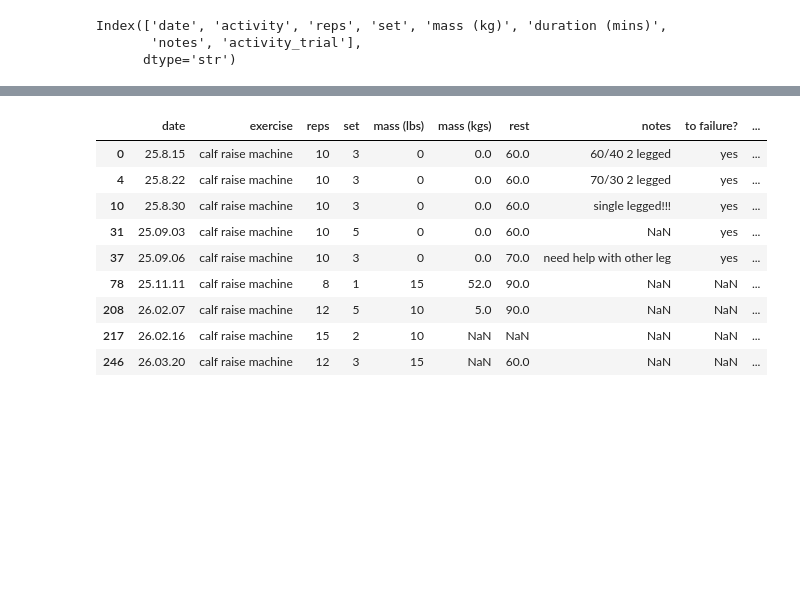
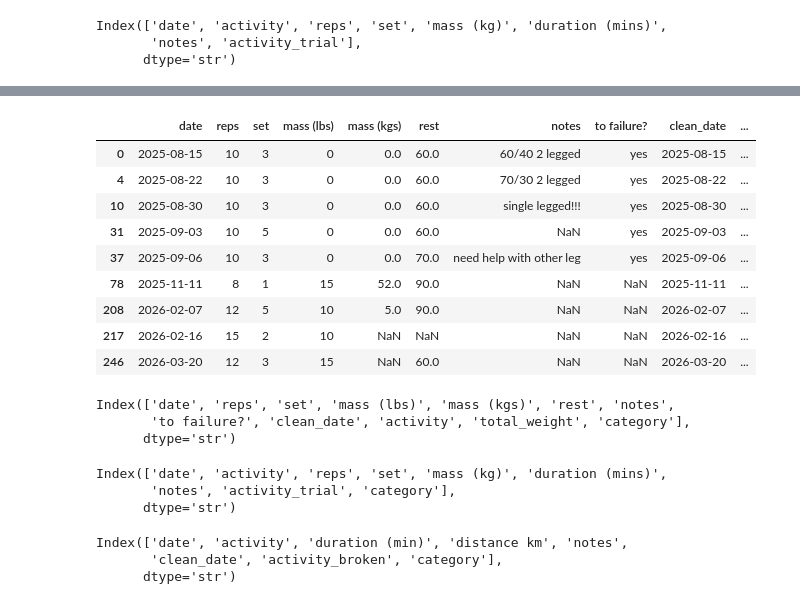
Before and after one commit to BilyBrown/activity_tracking, a Jupyter notebook: notebooks/data_clean_trial.ipynb, the cells around one changed output, grey strips where cells are left out. Cells and saved outputs as stored; diff of their text form; code cells hidden in the pictures; blank space fills up the shorter version.

```diff
--- a/notebooks/data_clean_trial.ipynb
+++ b/notebooks/data_clean_trial.ipynb
@@ -67,7 +67,7 @@ I bet regex will work pretty well
 
 I am not sure I will be able to capture all scenarios like if I forgot 2 "."s - there would have to be some assumptions made
 # %%
-temp_df = pd.read_csv("/home/bily/python/activity_tracker/data/Recovery workout log - barbell weights.csv")
+temp_df = pd.read_csv("/home/bily/python/activity_tracker/data/Recovery workout log - barbell weights_1.csv")
 regex_pattern = r'(\d{2})[.\s]?(\d{1,2})[.\s]?(\d{1,2})'
 extracted_date = temp_df['date'].str.extract(regex_pattern)
 # %%
@@ -186,6 +186,9 @@ squat                      35
 Name: count, dtype: int64
 # %%
-temp_df['exercise'] = temp_df['exercise'].str.strip()
+temp_df['activity'] = temp_df['exercise'].str.strip()
+temp_df.drop(columns='exercise', inplace=True)
+# %%
+temp_df['date'] = pd.to_datetime(temp_df['clean_date'])
 # %%
 temp_df.dtypes
 # %% [output]
@@ -461,17 +465,17 @@ squat                      195
 deadlift                   253
 Name: mass (lbs), dtype: int64
 # %%
-temp_df.loc[(temp_df['exercise'] == 'calf raise machine') & (temp_df['mass (lbs)'] == 115), 'mass (lbs)'] = 15
+temp_df.loc[(temp_df['activity'] == 'calf raise machine') & (temp_df['mass (lbs)'] == 115), 'mass (lbs)'] = 15
 # %%
-temp_df[(temp_df['exercise'] == 'calf raise machine')]
+temp_df[(temp_df['activity'] == 'calf raise machine')]
 # %% [output]
-|  | date | exercise | reps | set | mass (lbs) | mass (kgs) | rest | notes | to failure? | ... |
-| 0 | 25.8.15 | calf raise machine | 10 | 3 | 0 | 0.0 | 60.0 | 60/40 2 legged | yes | ... |
-| 4 | 25.8.22 | calf raise machine | 10 | 3 | 0 | 0.0 | 60.0 | 70/30 2 legged | yes | ... |
-| 10 | 25.8.30 | calf raise machine | 10 | 3 | 0 | 0.0 | 60.0 | single legged!!! | yes | ... |
-| 31 | 25.09.03 | calf raise machine | 10 | 5 | 0 | 0.0 | 60.0 | NaN | yes | ... |
-| 37 | 25.09.06 | calf raise machine | 10 | 3 | 0 | 0.0 | 70.0 | need help with other leg | yes | ... |
-| 78 | 25.11.11 | calf raise machine | 8 | 1 | 15 | 52.0 | 90.0 | NaN | NaN | ... |
-| 208 | 26.02.07 | calf raise machine | 12 | 5 | 10 | 5.0 | 90.0 | NaN | NaN | ... |
-| 217 | 26.02.16 | calf raise machine | 15 | 2 | 10 | NaN | NaN | NaN | NaN | ... |
-| 246 | 26.03.20 | calf raise machine | 12 | 3 | 15 | NaN | 60.0 | NaN | NaN | ... |
+|  | date | reps | set | mass (lbs) | mass (kgs) | rest | notes | to failure? | clean_date | ... |
+| 0 | 2025-08-15 | 10 | 3 | 0 | 0.0 | 60.0 | 60/40 2 legged | yes | 2025-08-15 | ... |
+| 4 | 2025-08-22 | 10 | 3 | 0 | 0.0 | 60.0 | 70/30 2 legged | yes | 2025-08-22 | ... |
+| 10 | 2025-08-30 | 10 | 3 | 0 | 0.0 | 60.0 | single legged!!! | yes | 2025-08-30 | ... |
+| 31 | 2025-09-03 | 10 | 5 | 0 | 0.0 | 60.0 | NaN | yes | 2025-09-03 | ... |
+| 37 | 2025-09-06 | 10 | 3 | 0 | 0.0 | 70.0 | need help with other leg | yes | 2025-09-06 | ... |
+| 78 | 2025-11-11 | 8 | 1 | 15 | 52.0 | 90.0 | NaN | NaN | 2025-11-11 | ... |
+| 208 | 2026-02-07 | 12 | 5 | 10 | 5.0 | 90.0 | NaN | NaN | 2026-02-07 | ... |
+| 217 | 2026-02-16 | 15 | 2 | 10 | NaN | NaN | NaN | NaN | 2026-02-16 | ... |
+| 246 | 2026-03-20 | 12 | 3 | 15 | NaN | 60.0 | NaN | NaN | 2026-03-20 | ... |
@@ -477,0 +486,18 @@ temp_df[(temp_df['exercise'] == 'calf raise machine')]
+# %%
+temp_df.columns
+# %% [output]
+Index(['date', 'reps', 'set', 'mass (lbs)', 'mass (kgs)', 'rest', 'notes',
+       'to failure?', 'clean_date', 'activity', 'total_weight', 'category'],
+      dtype='str')
+# %%
+other_df.columns
+# %% [output]
+Index(['date', 'activity', 'reps', 'set', 'mass (kg)', 'duration (mins)',
+       'notes', 'activity_trial', 'category'],
+      dtype='str')
+# %%
+cardio_df.columns
+# %% [output]
+Index(['date', 'activity', 'duration (min)', 'distance km', 'notes',
+       'clean_date', 'activity_broken', 'category'],
+      dtype='str')
```
Also changed, not shown: parts of 28 cells of this notebook.
